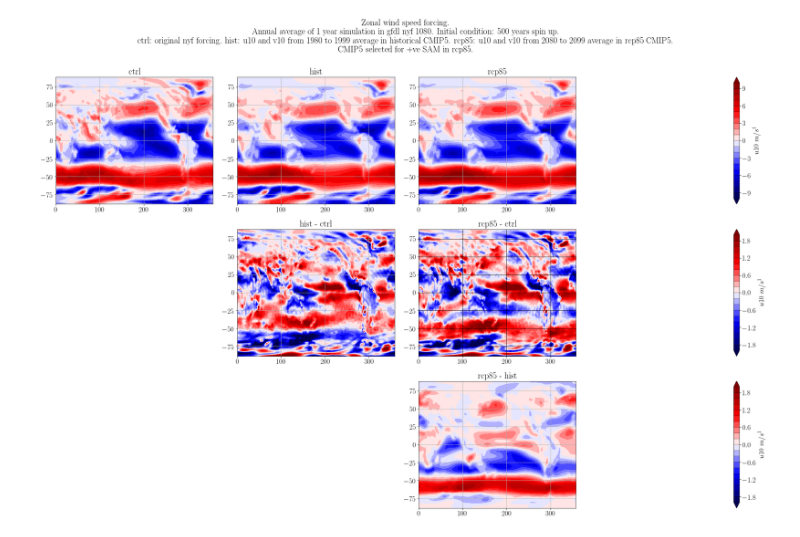
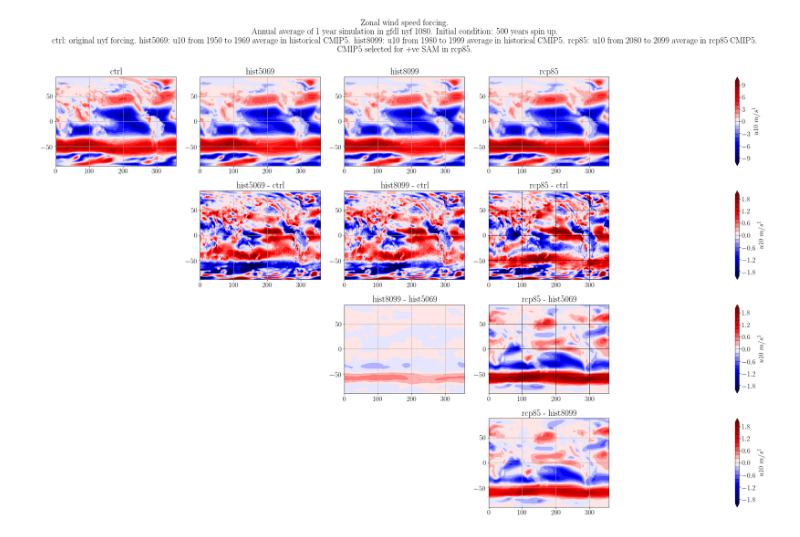
Before and after one commit to ERDuran/CMIP5, a Jupyter notebook: p21_get_u10_v10.ipynb, the cells around one changed output. Cells and saved outputs as stored; diff of their text form; code cells hidden in the pictures.

```diff
--- a/p21_get_u10_v10.ipynb
+++ b/p21_get_u10_v10.ipynb
@@ -45,7 +45,9 @@ Figures will be saved in: /Users/earl/Dropbox/CMIP5/figures/p21_get_u10_v10
 # %%
 u_10_ncra = xr.open_dataset(
     local_path + 'u_10_ncra.nc', decode_times=False)['U_10_MOD'][0,:,:]
-u_10_hist_ncra = xr.open_dataset(
+u_10_hist_5069_ncra = xr.open_dataset(
+    local_path + 'u_10_hist_5069_ncra.nc', decode_times=False)['U_10'][0,:,:]
+u_10_hist_8099_ncra = xr.open_dataset(
     local_path + 'u_10_hist_ncra.nc', decode_times=False)['U_10'][0,:,:]
 u_10_rcp85_ncra = xr.open_dataset(
     local_path + 'u_10_rcp85_ncra.nc', decode_times=False)['U_10'][0,:,:]
@@ -56,8 +58,8 @@ yt_ocean = xr.open_dataset(
     local_path + 'u_10_ncra.nc', decode_times=False)['LAT'][:]
 # %%
 matplotlib.rcParams.update({'font.size': 18})
-row = 3
-col = 4
+row = 4
+col = 5
 plt.rc('text', usetex=True)
 plt.rc('font', family='serif')
 
@@ -68,8 +70,9 @@ fig.set_size_inches(26, 18)
 plt.suptitle('Zonal wind speed forcing.\n'
             + 'Annual average of 1 year simulation in gfdl nyf 1080. Initial condition: 500 years spin up.\n'
             + 'ctrl: original nyf forcing. '
-            + 'hist: u10 and v10 from 1980 to 1999 average in historical CMIP5. '
-            + 'rcp85: u10 and v10 from 2080 to 2099 average in rcp85 CMIP5.\n'
+            + 'hist5069: u10 from 1950 to 1969 average in historical CMIP5. '
+            + 'hist8099: u10 from 1980 to 1999 average in historical CMIP5. '
+            + 'rcp85: u10 from 2080 to 2099 average in rcp85 CMIP5.\n'
             + 'CMIP5 selected for +ve SAM in rcp85.')
 
 cmap = plt.get_cmap('seismic')
@@ -82,15 +85,20 @@ ax.set_title('ctrl')
 plt.grid()
 ax = plt.subplot2grid((row, col), (0, 1))
 ax.set_facecolor('grey')
-plt.contourf(xt_ocean, yt_ocean, u_10_hist_ncra, contf_lvls, cmap=cmap, extend='both')
-ax.set_title('hist')
+plt.contourf(xt_ocean, yt_ocean, u_10_hist_5069_ncra, contf_lvls, cmap=cmap, extend='both')
+ax.set_title('hist5069')
 plt.grid()
 ax = plt.subplot2grid((row, col), (0, 2))
+ax.set_facecolor('grey')
+plt.contourf(xt_ocean, yt_ocean, u_10_hist_ncra, contf_lvls, cmap=cmap, extend='both')
+ax.set_title('hist8099')
+plt.grid()
+ax = plt.subplot2grid((row, col), (0, 3))
 ax.set_facecolor('grey')
 contf = plt.contourf(xt_ocean, yt_ocean, u_10_rcp85_ncra, contf_lvls, cmap=cmap, extend='both')
 ax.set_title('rcp85')
 plt.grid()
-ax = plt.subplot2grid((row, col), (0, 3))
+ax = plt.subplot2grid((row, col), (0, 4))
 cbar = plt.colorbar(contf, orientation='vertical', drawedges=True)
 cbar.set_label(r'$u10$ $m/s^{1}$')
 plt.axis('off')
@@ -98,50 +106,69 @@ plt.axis('off')
 cmap = plt.get_cmap('seismic')
 step = 0.2
 contf_lvls = np.arange(-2,2+1e-08,step)
-# ax = plt.subplot2grid((row, col), (1, 0))
-# plt.contourf(ice_month_ctrl_ncra_SST, contf_lvls, cmap=cmap, extend='both')
 ax = plt.subplot2grid((row, col), (1, 1))
 ax.set_facecolor('grey')
-plt.contourf(xt_ocean, yt_ocean, u_10_hist_ncra - u_10_ncra, contf_lvls, cmap=cmap, extend='both')
-ax.set_title('hist - ctrl')
+plt.contourf(xt_ocean, yt_ocean, u_10_hist_5069_ncra - u_10_ncra, contf_lvls, cmap=cmap, extend='both')
+ax.set_title('hist5069 - ctrl')
 plt.grid()
 ax = plt.subplot2grid((row, col), (1, 2))
+ax.set_facecolor('grey')
+plt.contourf(xt_ocean, yt_ocean, u_10_hist_8099_ncra - u_10_ncra, contf_lvls, cmap=cmap, extend='both')
+ax.set_title('hist8099 - ctrl')
+plt.grid()
+ax = plt.subplot2grid((row, col), (1, 3))
 ax.set_facecolor('grey')
 contf = plt.contourf(xt_ocean, yt_ocean, u_10_rcp85_ncra - u_10_ncra, contf_lvls, cmap=cmap, extend='both')
 ax.set_title('rcp85 - ctrl')
 plt.grid(c='black',ls='-')
-ax = plt.subplot2grid((row, col), (1, 3))
+ax = plt.subplot2grid((row, col), (1, 4))
 cbar = plt.colorbar(contf, orientation='vertical', drawedges=True)
 cbar.set_label(r'$u10$ $m/s^{1}$')
 plt.axis('off')
 
 cmap = plt.get_cmap('seismic')
 step = 0.2
 contf_lvls = np.arange(-2,2+1e-08,step)
-# ax = plt.subplot2grid((row, col), (1, 0))
-# plt.contourf(ice_month_ctrl_ncra_SST, contf_lvls, cmap=cmap, extend='both')
-# ax = plt.subplot2grid((row, col), (1, 1))
-# plt.contourf(ice_month_hist_ncra_SST - ice_month_ctrl_ncra_SST, contf_lvls, cmap=cmap, extend='both')
 ax = plt.subplot2grid((row, col), (2, 2))
 ax.set_facecolor('grey')
-contf = plt.contourf(xt_ocean, yt_ocean,
-    u_10_rcp85_ncra - u_10_hist_ncra,
-    contf_lvls, cmap=cmap, extend='both')
-ax.set_title('rcp85 - hist')
+plt.contourf(xt_ocean, yt_ocean,
+             u_10_hist_8099_ncra - u_10_hist_5069_ncra, contf_lvls, cmap=cmap, extend='both')
+ax.set_title('hist8099 - hist5069')
 plt.grid()
 ax = plt.subplot2grid((row, col), (2, 3))
+ax.set_facecolor('grey')
+contf = plt.contourf(xt_ocean, yt_ocean,
+                     u_10_rcp85_ncra - u_10_hist_5069_ncra, contf_lvls, cmap=cmap, extend='both')
+ax.set_title('rcp85 - hist5069')
+plt.grid(c='black',ls='-')
+ax = plt.subplot2grid((row, col), (2, 4))
+cbar = plt.colorbar(contf, orientation='vertical', drawedges=True)
+cbar.set_label(r'$u10$ $m/s^{1}$')
+plt.axis('off')
+
+cmap = plt.get_cmap('seismic')
+step = 0.2
+contf_lvls = np.arange(-2,2+1e-08,step)
+ax = plt.subplot2grid((row, col), (3, 3))
+ax.set_facecolor('grey')
+contf = plt.contourf(xt_ocean, yt_ocean,
+    u_10_rcp85_ncra - u_10_hist_8099_ncra,
+    contf_lvls, cmap=cmap, extend='both')
+ax.set_title('rcp85 - hist8099')
+plt.grid()
+ax = plt.subplot2grid((row, col), (3, 4))
 cbar = plt.colorbar(contf, orientation='vertical', drawedges=True)
 cbar.set_label(r'$u10$ $m/s^{1}$')
 plt.axis('off')
 
 fig.tight_layout(rect=[0, 0, 1, 0.90])
 
 output_ls = os.listdir(figures_path)
 if not script_name:
     script_name = 'test'
 elif script_name not in output_ls:
     os.mkdir(figures_path + '/' + script_name)
 plt.savefig(figures_path + '/' + script_name + '/' + script_name[0:3] \
-            + '_fig1_' + '.png', bbox_inches='tight', dpi=200)
+            + '_fig2_' + '.png', bbox_inches='tight', dpi=200)
 # %% [output]
-[figure, old version]
+[figure, new version]
```
Also changed, not shown: parts of 1 cell of this notebook, 5 other files.
